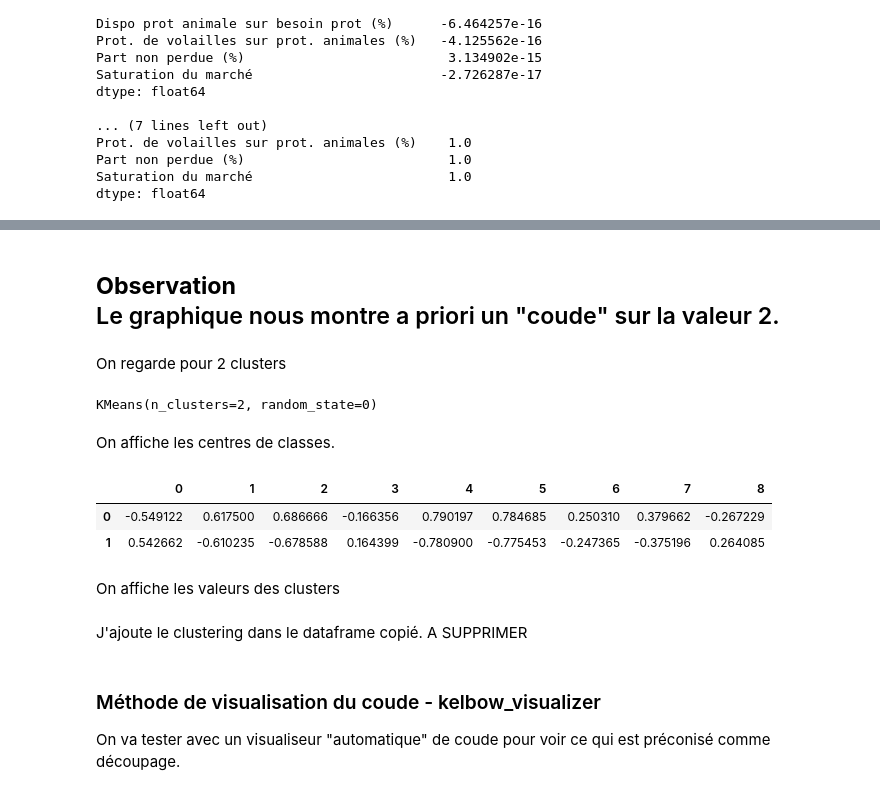
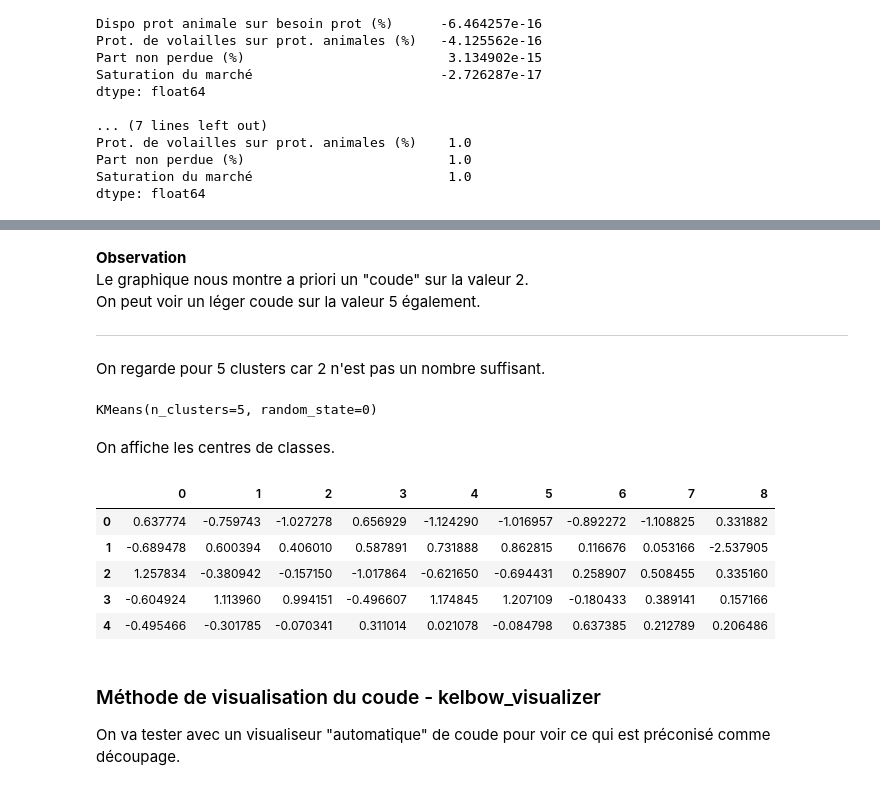
Before and after one commit to dumbor/P9_Produisez-une-etude-de-marche, a Jupyter notebook: Produisez une étude de marché.ipynb, the cells around one changed output, grey strips where cells are left out. Cells and saved outputs as stored; diff of their text form; code cells hidden in the pictures.

```diff
--- a/Produisez une étude de marché.ipynb
+++ b/Produisez une étude de marché.ipynb
@@ -1311,26 +1311,26 @@ Valeurs d'inertie :
 # %% [markdown]
 **Observation**<br>
 Le graphique nous montre a priori un "coude" sur la valeur 2. <br>
--------------------
+On peut voir un léger coude sur la valeur 5 également.
+_________________
 # %% [markdown]
-On regarde pour 2 clusters
+On regarde pour 5 clusters car 2 n'est pas un nombre suffisant.
 # %%
-result = KMeans(n_clusters=2, n_init=10, init='k-means++',random_state=0)
-result.fit(XCR_km)
+result_5k = KMeans(n_clusters=5, n_init=10, init='k-means++',random_state=0)
+result_5k.fit(XCR_km)
 # %% [output]
-KMeans(n_clusters=2, random_state=0)
+KMeans(n_clusters=5, random_state=0)
 # %% [markdown]
 On affiche les centres de classes.
 # %%
-pd.DataFrame(result.cluster_centers_)
+pd.DataFrame(result_5k.cluster_centers_)
 # %% [output]
 |  | 0 | 1 | 2 | 3 | 4 | 5 | 6 | 7 | 8 |
-| 0 | -0.549122 | 0.617500 | 0.686666 | -0.166356 | 0.790197 | 0.784685 | 0.250310 | 0.379662 | -0.267229 |
-| 1 | 0.542662 | -0.610235 | -0.678588 | 0.164399 | -0.780900 | -0.775453 | -0.247365 | -0.375196 | 0.264085 |
+| 0 | 0.637774 | -0.759743 | -1.027278 | 0.656929 | -1.124290 | -1.016957 | -0.892272 | -1.108825 | 0.331882 |
+| 1 | -0.689478 | 0.600394 | 0.406010 | 0.587891 | 0.731888 | 0.862815 | 0.116676 | 0.053166 | -2.537905 |
+| 2 | 1.257834 | -0.380942 | -0.157150 | -1.017864 | -0.621650 | -0.694431 | 0.258907 | 0.508455 | 0.335160 |
+| 3 | -0.604924 | 1.113960 | 0.994151 | -0.496607 | 1.174845 | 1.207109 | -0.180433 | 0.389141 | 0.157166 |
+| 4 | -0.495466 | -0.301785 | -0.070341 | 0.311014 | 0.021078 | -0.084798 | 0.637385 | 0.212789 | 0.206486 |
-# %% [markdown]
-On affiche les valeurs des clusters
-# %% [markdown]
-J'ajoute le clustering dans le dataframe copié. A SUPPRIMER
 # %% [markdown]
 ### Méthode de visualisation du coude - kelbow_visualizer
 On va tester avec un visualiseur "automatique" de coude pour voir ce qui est préconisé comme découpage.
```
Also changed, not shown: parts of 27 cells of this notebook, 10 other files.
